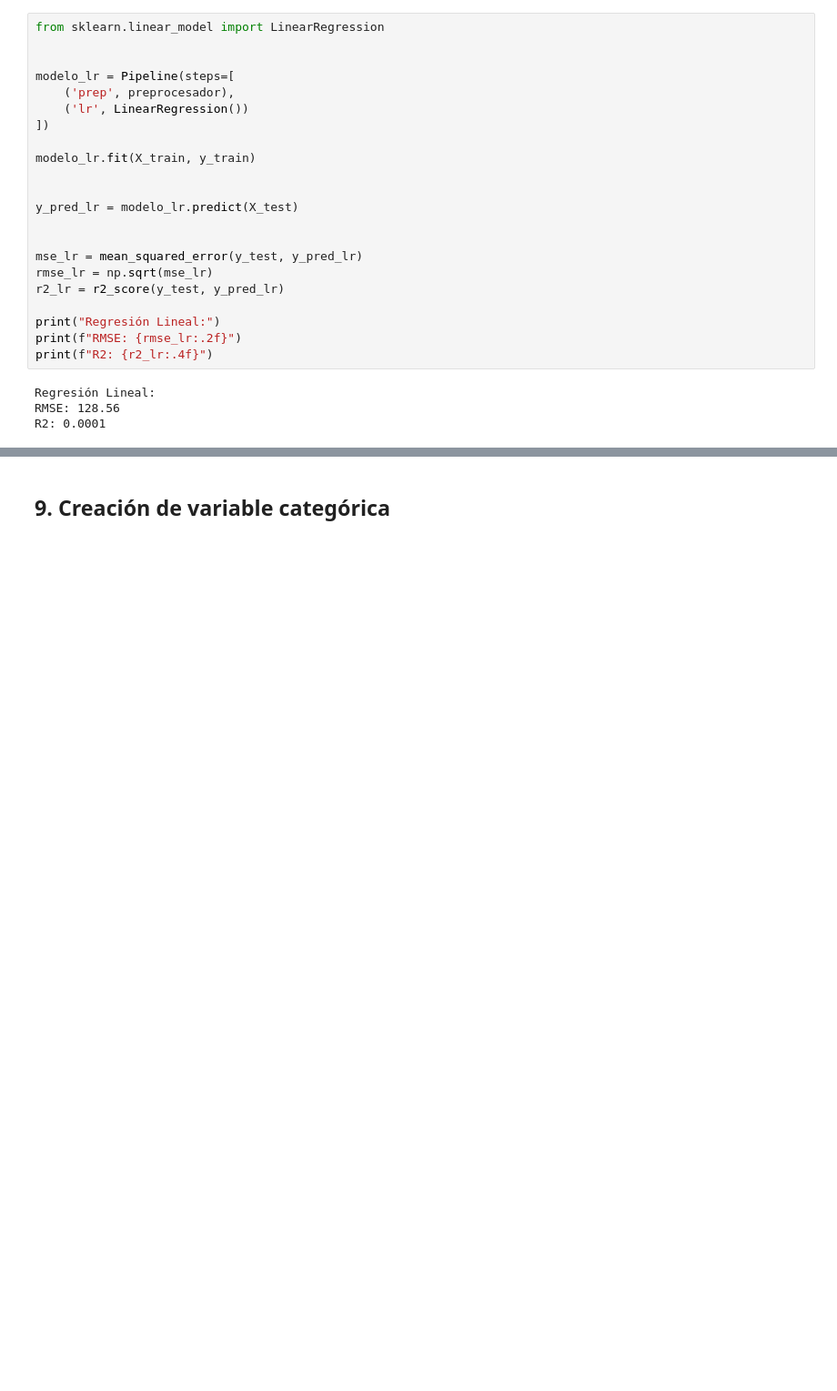
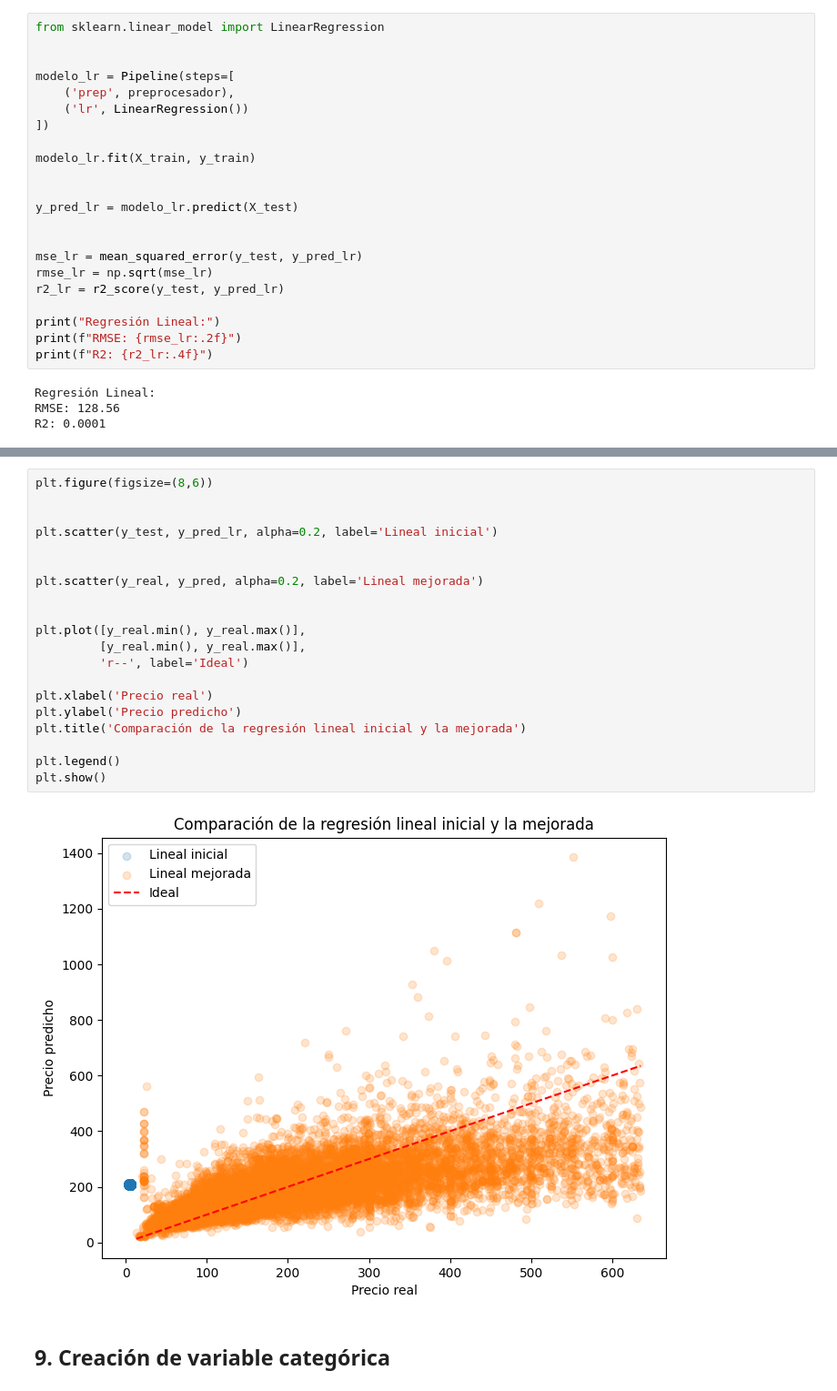
Before and after one commit to belennmm/MD_Lab4_Arboles, a Jupyter notebook: Notebooks/arboles.ipynb, the cells around one changed output, grey strips where cells are left out. Shown at 91% size. Saved outputs shown, nothing was run; the diff lists cells and outputs as text; blank space fills up the shorter version.

```diff
--- a/Notebooks/arboles.ipynb
+++ b/Notebooks/arboles.ipynb
@@ -1066,3 +1056,25 @@ plt.show()
+# %%
+plt.figure(figsize=(8,6))
+
+
+plt.scatter(y_test, y_pred_lr, alpha=0.2, label='Lineal inicial')
+
+
+plt.scatter(y_real, y_pred, alpha=0.2, label='Lineal mejorada')
+
+
+plt.plot([y_real.min(), y_real.max()],
+         [y_real.min(), y_real.max()],
+         'r--', label='Ideal')
+
+plt.xlabel('Precio real')
+plt.ylabel('Precio predicho')
+plt.title('Comparación de la regresión lineal inicial y la mejorada')
+
+plt.legend()
+plt.show()
+# %% [output]
+[figure, added]
 # %% [markdown]
 ## 9. Creación de variable categórica
 # %%
```
Also changed, not shown: parts of 23 cells of this notebook.
